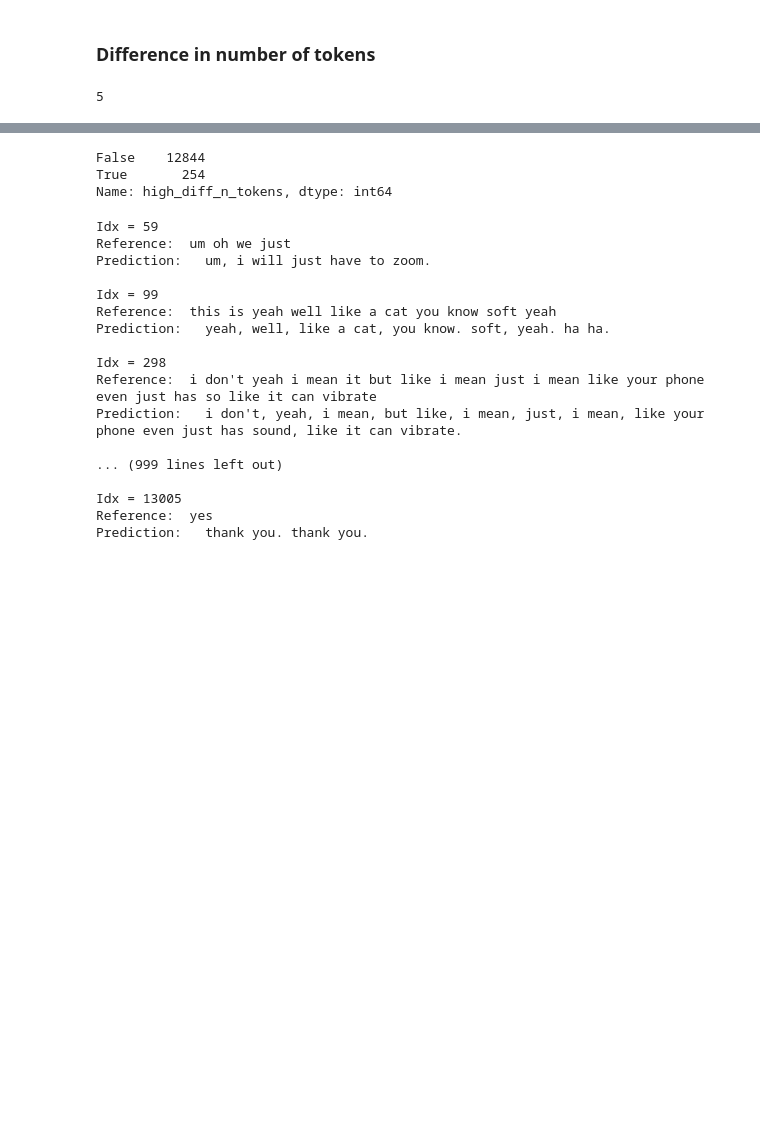
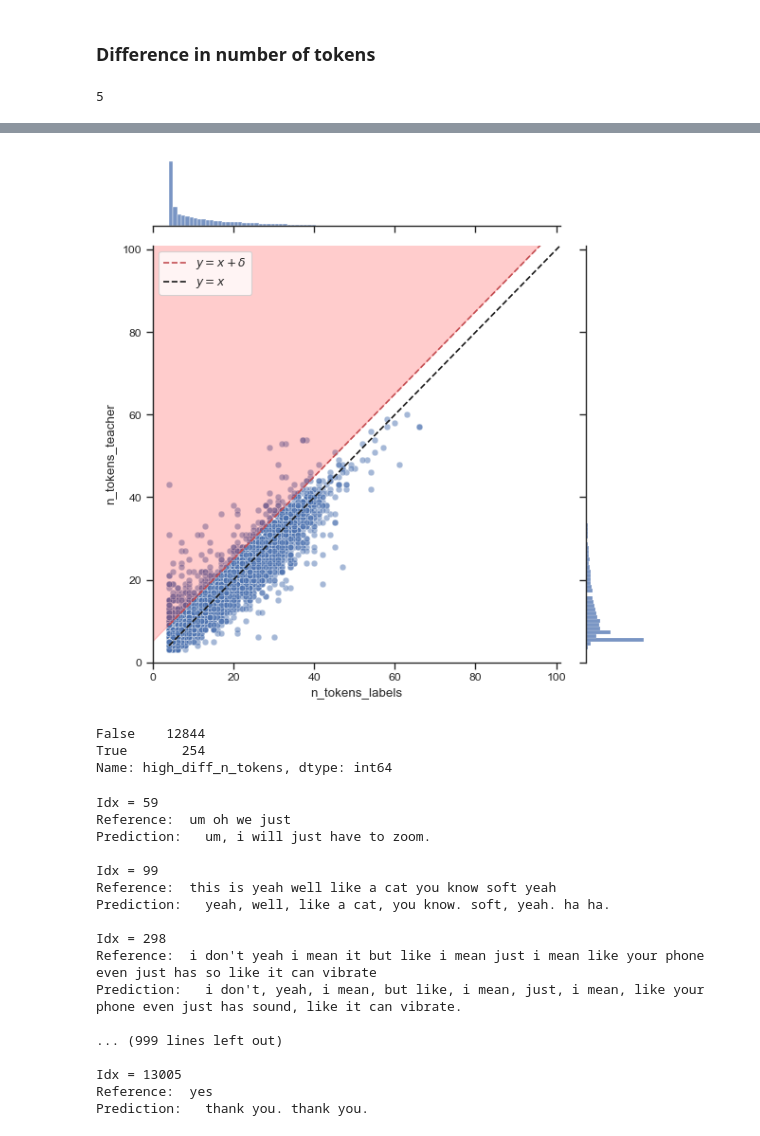
Before and after one commit to tonywu71/distilling-and-forgetting-in-large-pre-trained-models, a Jupyter notebook: notebooks/analyze_whisper_hallucinations.ipynb, the cells around one changed output, grey strips where cells are left out. Cells and saved outputs as stored; diff of their text form; code cells hidden in the pictures; blank space fills up the shorter version.

```diff
--- a/notebooks/analyze_whisper_hallucinations.ipynb
+++ b/notebooks/analyze_whisper_hallucinations.ipynb
@@ -149,3 +169,37 @@ THRESH_DELTA_N_TOKENS
+# %%
+# Define the columns to use for the plot
+x_col = "n_tokens_labels"
+y_col = "n_tokens_teacher"
+
+# Define the value of delta
+delta = THRESH_DELTA_N_TOKENS
+
+# Create the joint plot
+sns.jointplot(data=df, x=x_col, y=y_col, alpha=0.5)
+
+# Plot the line y = x + delta
+plt.plot([df[x_col].min(), df[x_col].max()], [df[x_col].min() + delta, df[x_col].max() + delta], 'r--', label=r"$y = x + \delta$")
+
+# Fill the area above the line y = x + delta
+plt.fill_between([0, df[x_col].max()],
+                 [0 + delta, df[x_col].max() + delta], df[y_col].max(),
+                 alpha=0.2,
+                 color="red")
+
+# Plot the line y = x
+plt.plot([df[x_col].min(), df[x_col].max()], [df[x_col].min(), df[x_col].max()], 'k--', label=r"$y = x$")
+
+# Add legend and set axis limits
+plt.legend()
+line_max_coord = min(df[x_col].max(), df[y_col].max())
+plt.xlim(0, line_max_coord)
+plt.ylim(0, line_max_coord)
+
+# Adjust the layout and show the plot
+plt.tight_layout()
+plt.show()
+# %% [output]
+[figure, added]
 # %%
 df["high_diff_n_tokens"] = (df["diff_n_tokens"] > THRESH_DELTA_N_TOKENS)
 
```
Also changed, not shown: parts of 12 cells of this notebook.
